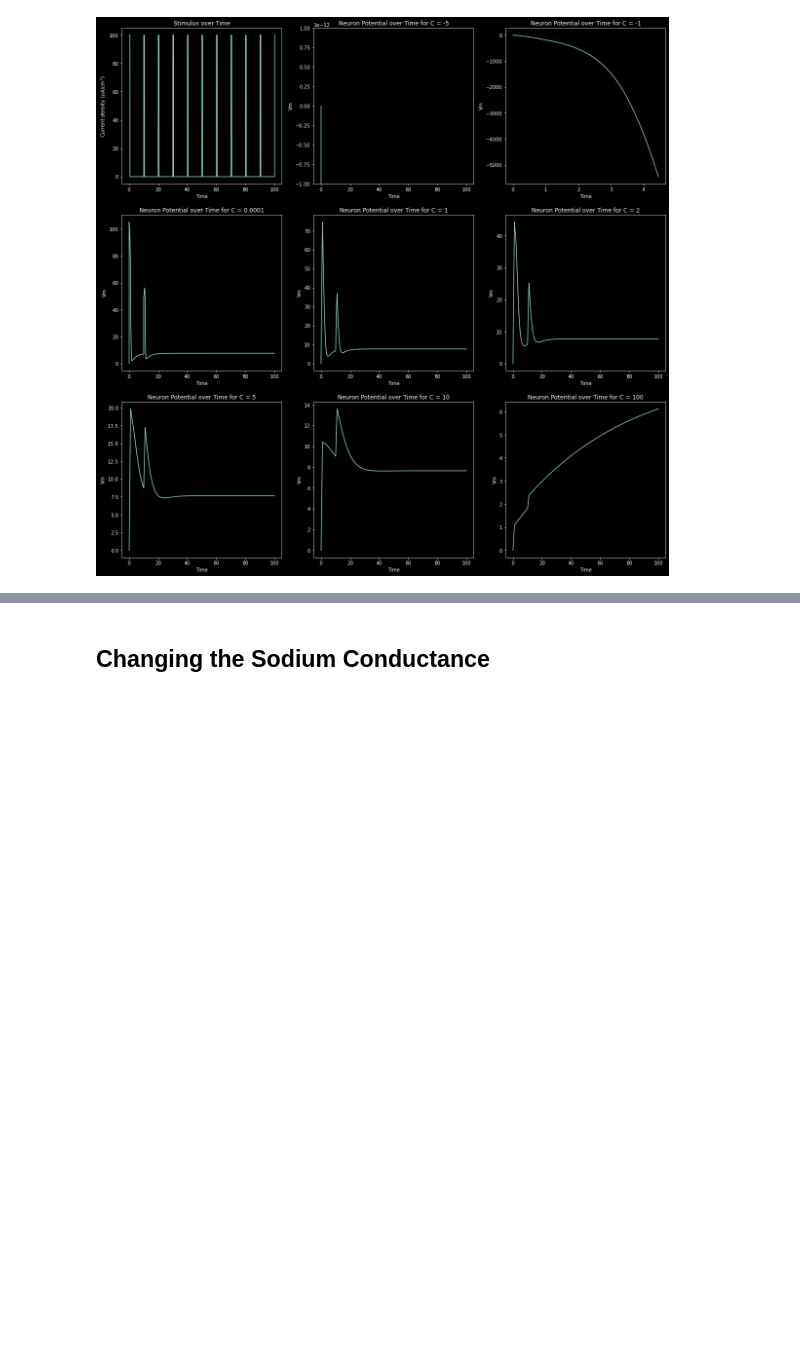
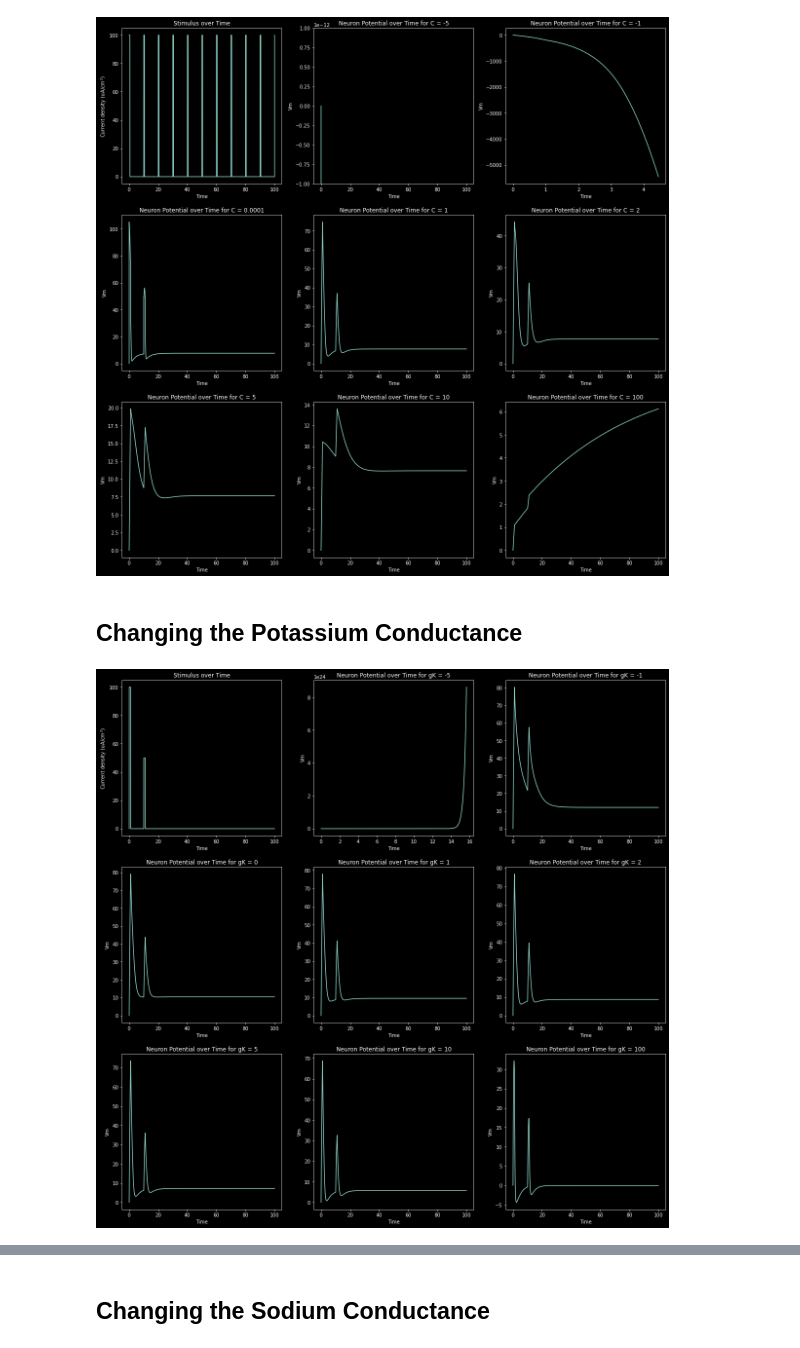
Before and after one commit to pdparakh108/Hodgkin_Huxley_Ising_simulation, a Jupyter notebook: HH_implementation/HH.ipynb, the cells around one changed output, grey strips where cells are left out. Cells and saved outputs as stored; diff of their text form; code cells hidden in the pictures; blank space fills up the shorter version.

Commit message:
changing sodium and potassium conductance parameters

```diff
--- a/HH_implementation/HH.ipynb
+++ b/HH_implementation/HH.ipynb
@@ -563,3 +566,38 @@ for i, Curr in enumerate(Cs):
        or with abs(h) = hmin
       in above,  r1 =  0.2037184692545D+02   r2 =  0.2540369189815D-08
 [figure]
+# %% [markdown]
+## Changing the Potassium Conductance
+# %%
+fig, ax = plt.subplots(3,3,figsize=(20, 20))
+ax = ax.reshape(-1)
+
+# Plotting the stimulus over time
+ax[0].plot(t, Idv)
+ax[0].set_ylabel(r'Current density (uA/$cm^2$)')
+ax[0].set_xlabel('Time')
+ax[0].set_title('Stimulus over Time')
+
+gks = [-5, -1,0, 1,2, 5,10, 100]
+for i, Curr in enumerate(gks):
+    # Membrane capacitance (uF/cm^2)
+    gK = Curr
+
+    # Solve ODE system
+    state = np.array([0.0, n_inf(), m_inf(), h_inf()])
+    results = odeint(derivatives, state, t)
+
+    # Input stimulus
+    Idv = [I_double_square(t) for t in t]
+
+    # Plot neuron potential over time
+    ax = ax.reshape(-1)
+    ax[i+1].plot(t, results[:, 0])
+    ax[i+1].set_xlabel('Time')
+    ax[i+1].set_ylabel('Vm')
+    ax[i+1].set_title('Neuron Potential over Time for gK = {}'.format(gK))
+
+# reset Potassium channel conductance (mS/cm^2)
+gK = 4.0
+# %% [output]
+[figure, added]
```
Also changed, not shown: parts of 6 cells of this notebook.
